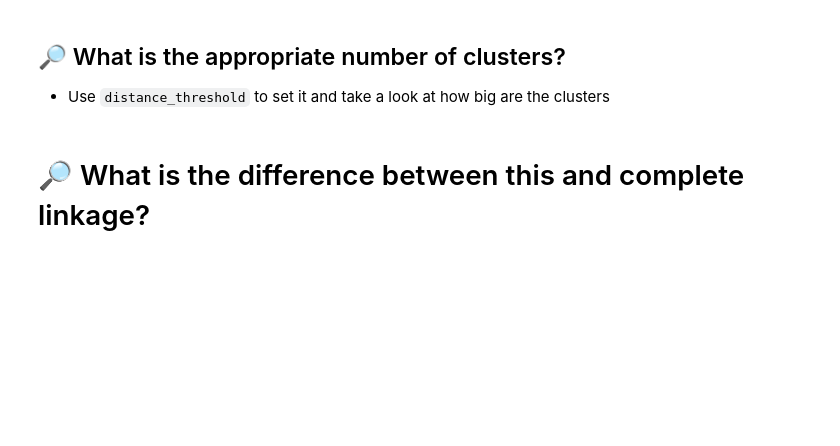
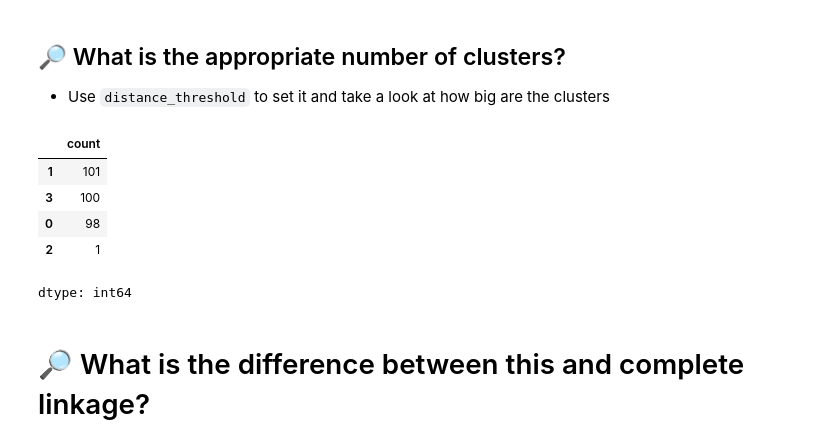
Before and after one commit to heraltmichal/zsu, a Jupyter notebook: fml_05.ipynb, the cells around one changed output. Cells and saved outputs as stored; diff of their text form; code cells hidden in the pictures; blank space fills up the shorter version.

```diff
--- a/fml_05.ipynb
+++ b/fml_05.ipynb
@@ -225,3 +222,14 @@ pd.Series(clustering.labels_).value_counts()
+# %%
+clustering = AgglomerativeClustering(linkage='single', distance_threshold=2, n_clusters=None)
+clustering = clustering.fit(data)
+pd.Series(clustering.labels_).value_counts()
+# %% [output]
+|  | count |
+| 1 | 101 |
+| 3 | 100 |
+| 0 | 98 |
+| 2 | 1 |
+dtype: int64
 # %% [markdown]
 # 🔎 What is the difference between this and complete linkage?
 # %%
```
Also changed, not shown: parts of 9 cells of this notebook.
